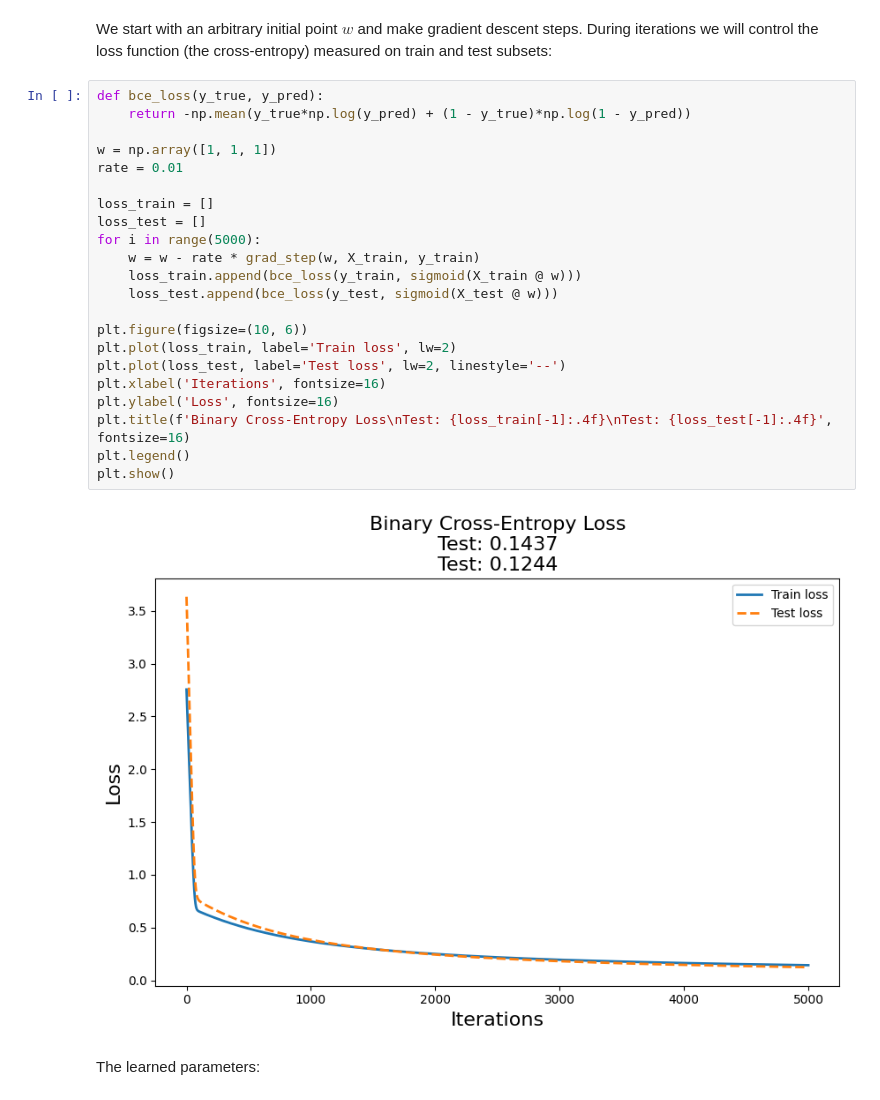
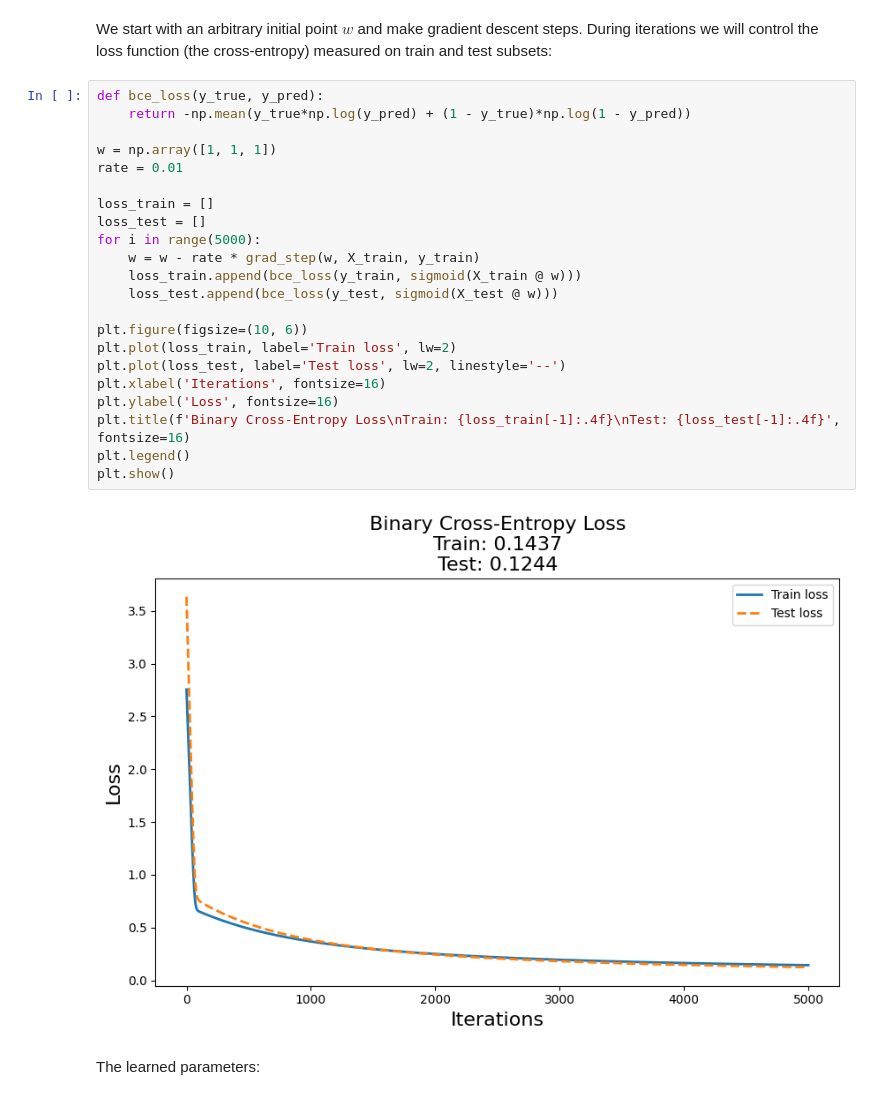
Before and after one commit to V-Kisielius/StatPrak24, a Jupyter notebook: 6. logistic regression.ipynb, the cells around one changed output. Saved outputs shown, nothing was run; the diff lists cells and outputs as text.

```diff
--- a/6. logistic regression.ipynb
+++ b/6. logistic regression.ipynb
@@ -87,27 +89,27 @@ we will control the loss function (the cross-entropy) measured on train and test
 # %%
 def bce_loss(y_true, y_pred):
     return -np.mean(y_true*np.log(y_pred) + (1 - y_true)*np.log(1 - y_pred))
 
 w = np.array([1, 1, 1])
 rate = 0.01
 
 loss_train = []
 loss_test = []
 for i in range(5000):
     w = w - rate * grad_step(w, X_train, y_train)
     loss_train.append(bce_loss(y_train, sigmoid(X_train @ w)))
     loss_test.append(bce_loss(y_test, sigmoid(X_test @ w)))
 
 plt.figure(figsize=(10, 6))
 plt.plot(loss_train, label='Train loss', lw=2)
 plt.plot(loss_test, label='Test loss', lw=2, linestyle='--')
 plt.xlabel('Iterations', fontsize=16)
 plt.ylabel('Loss', fontsize=16)
-plt.title(f'Binary Cross-Entropy Loss\nTest: {loss_train[-1]:.4f}\nTest: {loss_test[-1]:.4f}', fontsize=16)
+plt.title(f'Binary Cross-Entropy Loss\nTrain: {loss_train[-1]:.4f}\nTest: {loss_test[-1]:.4f}', fontsize=16)
 plt.legend()
 plt.show()
 # %% [output]
-[figure, old version]
+[figure, new version]
 # %% [markdown]
 The learned parameters:
 # %%
```
Also changed, not shown: parts of 11 cells of this notebook.
